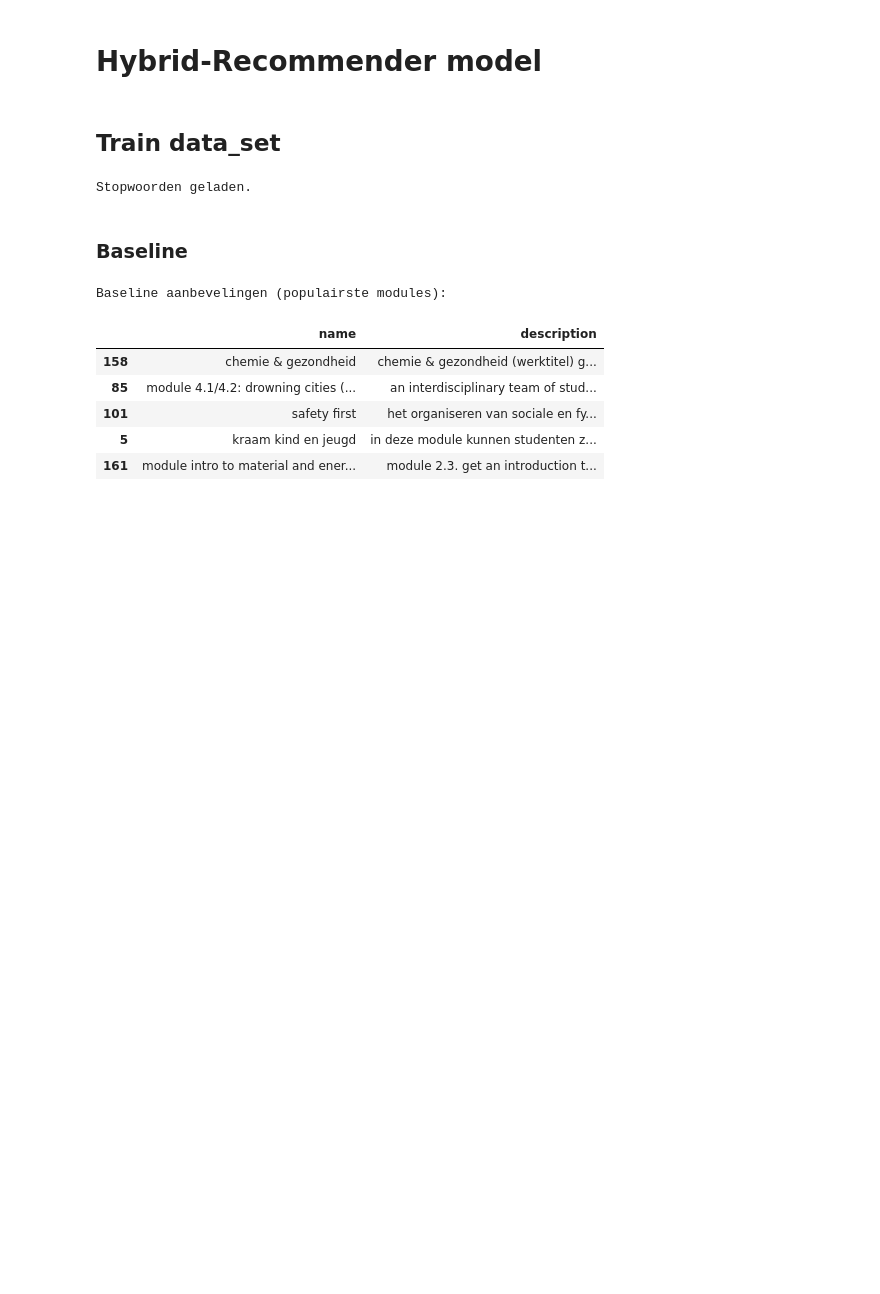
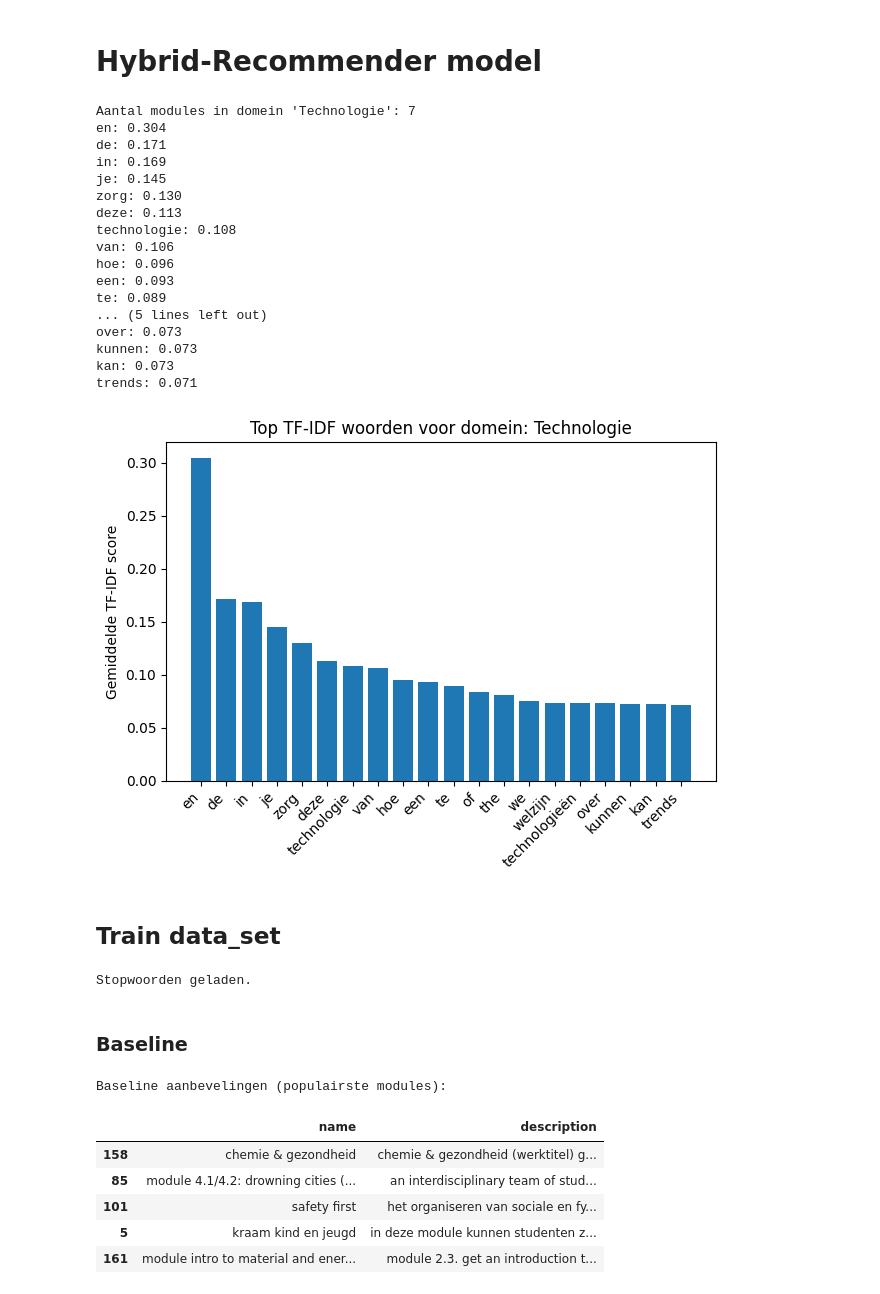
Before and after one commit to EnesT51/LU2-AI-Prototype, a Jupyter notebook: AI-PoC/AI_PoC.ipynb, the cells around one changed output. Saved outputs shown, nothing was run; the diff lists cells and outputs as text; code cells hidden in the pictures; blank space fills up the shorter version.

```diff
--- a/AI-PoC/AI_PoC.ipynb
+++ b/AI-PoC/AI_PoC.ipynb
@@ -205,5 +244,61 @@ plt.show()
 # %% [markdown]
 # Hybrid-Recommender model
+# %%
+from sklearn.feature_extraction.text import TfidfVectorizer
+
+text_col = 'combined_text' if 'combined_text' in data_set_copy.columns else 'description'
+data_set_copy[text_col] = data_set_copy[text_col].fillna("")
+data_set_copy['module_tags'] = data_set_copy['module_tags'].fillna("Onbekend")
+
+# Kies één tag/domein om te analyseren, bv 'AI'
+domein = "Technologie"  # pas aan voor verschillenden domeinen
+
+mask = data_set_copy['module_tags'].str.contains(domein, case=False, na=False)
+docs = data_set_copy.loc[mask, text_col].tolist()
+
+print(f"Aantal modules in domein '{domein}':", len(docs))
+
+vectorizer = TfidfVectorizer(max_features=50)  # neem bv. top 50 woorden
+X = vectorizer.fit_transform(docs)
+
+# Gemiddelde tf-idf score per woord
+mean_tfidf = np.asarray(X.mean(axis=0)).ravel()
+words = np.array(vectorizer.get_feature_names_out())
+
+# Sorteer op score
+top_idx = mean_tfidf.argsort()[::-1]
+top_words = words[top_idx][:20]      # top 20
+top_scores = mean_tfidf[top_idx][:20]
+
+for w, s in zip(top_words, top_scores):
+    print(f"{w}: {s:.3f}")
+
+plt.figure()
+plt.bar(range(len(top_words)), top_scores)
+plt.xticks(range(len(top_words)), top_words, rotation=45, ha='right')
+plt.title(f"Top TF-IDF woorden voor domein: {domein}")
+plt.ylabel("Gemiddelde TF-IDF score")
+plt.tight_layout()
+plt.show()
+# %% [output]
+Aantal modules in domein 'Technologie': 7
+en: 0.304
+de: 0.171
+in: 0.169
+je: 0.145
+zorg: 0.130
+deze: 0.113
+technologie: 0.108
+van: 0.106
+hoe: 0.096
+een: 0.093
+te: 0.089
+... (5 lines left out)
+over: 0.073
+kunnen: 0.073
+kan: 0.073
+trends: 0.071
+[figure, added]
 # %% [markdown]
 ## Train data_set
 # %%
```
Also changed, not shown: parts of 3 cells of this notebook.
